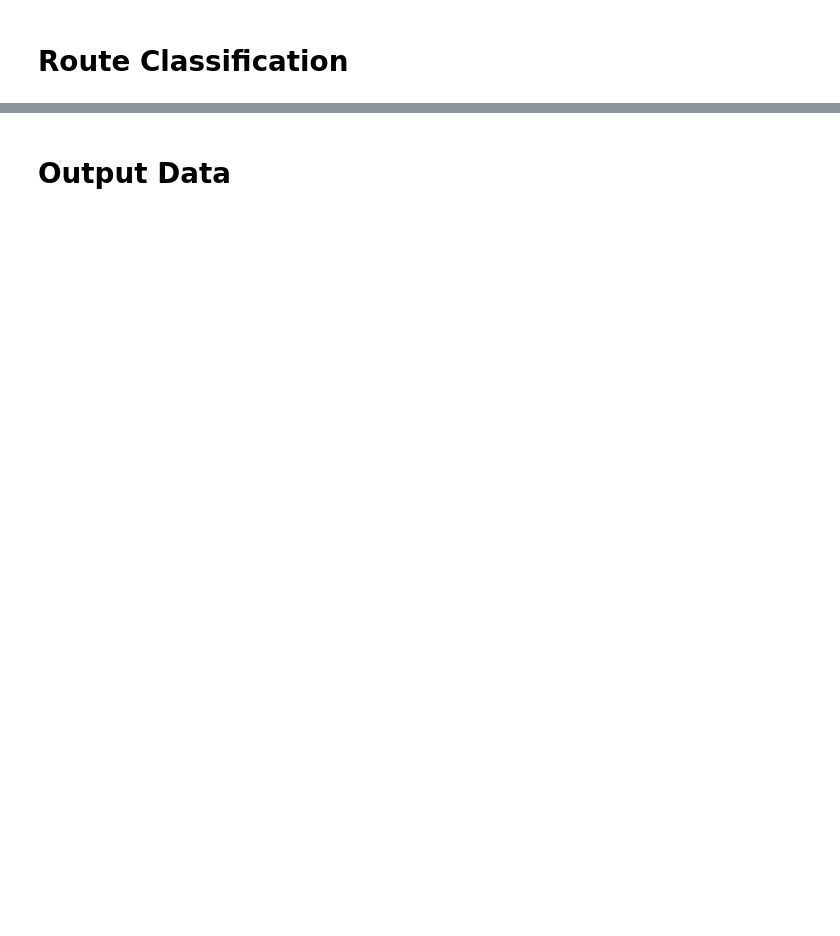
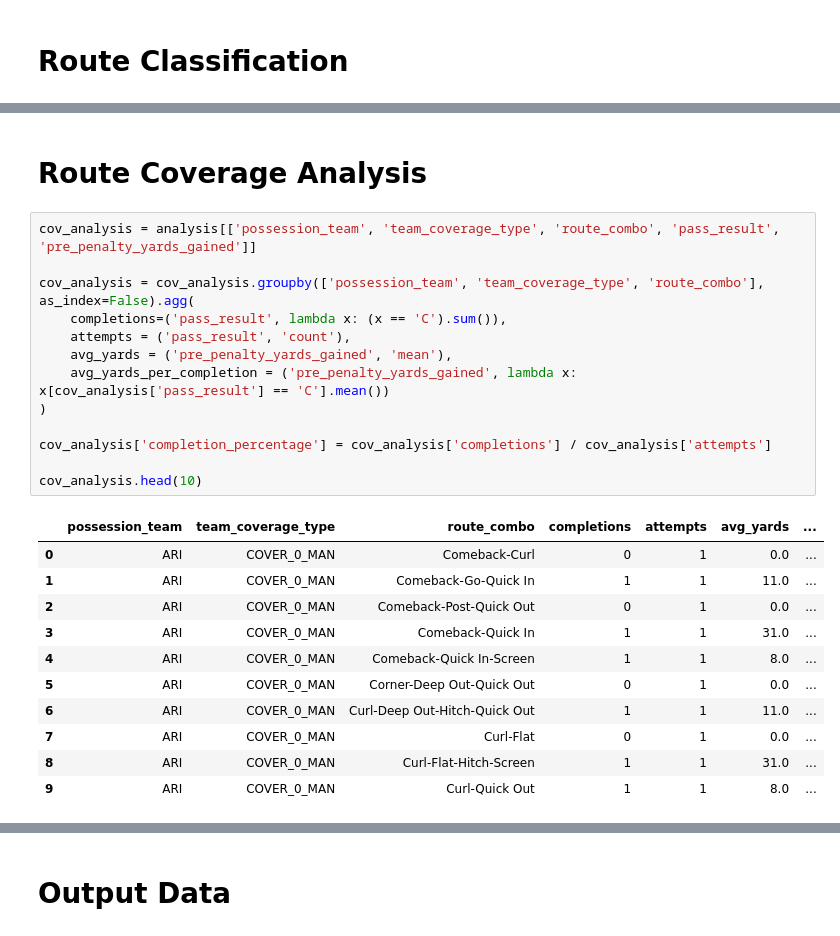
Before and after one commit to rjf2022/nfl-big-data-bowl, a Jupyter notebook: Offense.ipynb, the cells around one changed output, grey strips where cells are left out. Drawn from its saved outputs; the diff is of its cells as text; blank space fills up the shorter version.

```diff
--- a/Offense.ipynb
+++ b/Offense.ipynb
@@ -280,0 +347,27 @@ Name: count, dtype: int64
+# %% [markdown]
+# Route Coverage Analysis
+# %%
+cov_analysis = analysis[['possession_team', 'team_coverage_type', 'route_combo', 'pass_result', 'pre_penalty_yards_gained']]
+
+cov_analysis = cov_analysis.groupby(['possession_team', 'team_coverage_type', 'route_combo'], as_index=False).agg(
+    completions=('pass_result', lambda x: (x == 'C').sum()),
+    attempts = ('pass_result', 'count'),
+    avg_yards = ('pre_penalty_yards_gained', 'mean'),
+    avg_yards_per_completion = ('pre_penalty_yards_gained', lambda x: x[cov_analysis['pass_result'] == 'C'].mean())
+)
+
+cov_analysis['completion_percentage'] = cov_analysis['completions'] / cov_analysis['attempts']
+
+cov_analysis.head(10)
+# %% [output]
+|  | possession_team | team_coverage_type | route_combo | completions | attempts | avg_yards | ... |
+| 0 | ARI | COVER_0_MAN | Comeback-Curl | 0 | 1 | 0.0 | ... |
+| 1 | ARI | COVER_0_MAN | Comeback-Go-Quick In | 1 | 1 | 11.0 | ... |
+| 2 | ARI | COVER_0_MAN | Comeback-Post-Quick Out | 0 | 1 | 0.0 | ... |
+| 3 | ARI | COVER_0_MAN | Comeback-Quick In | 1 | 1 | 31.0 | ... |
+| 4 | ARI | COVER_0_MAN | Comeback-Quick In-Screen | 1 | 1 | 8.0 | ... |
+| 5 | ARI | COVER_0_MAN | Corner-Deep Out-Quick Out | 0 | 1 | 0.0 | ... |
+| 6 | ARI | COVER_0_MAN | Curl-Deep Out-Hitch-Quick Out | 1 | 1 | 11.0 | ... |
+| 7 | ARI | COVER_0_MAN | Curl-Flat | 0 | 1 | 0.0 | ... |
+| 8 | ARI | COVER_0_MAN | Curl-Flat-Hitch-Screen | 1 | 1 | 31.0 | ... |
+| 9 | ARI | COVER_0_MAN | Curl-Quick Out | 1 | 1 | 8.0 | ... |
```
Also changed, not shown: parts of 13 cells of this notebook.
